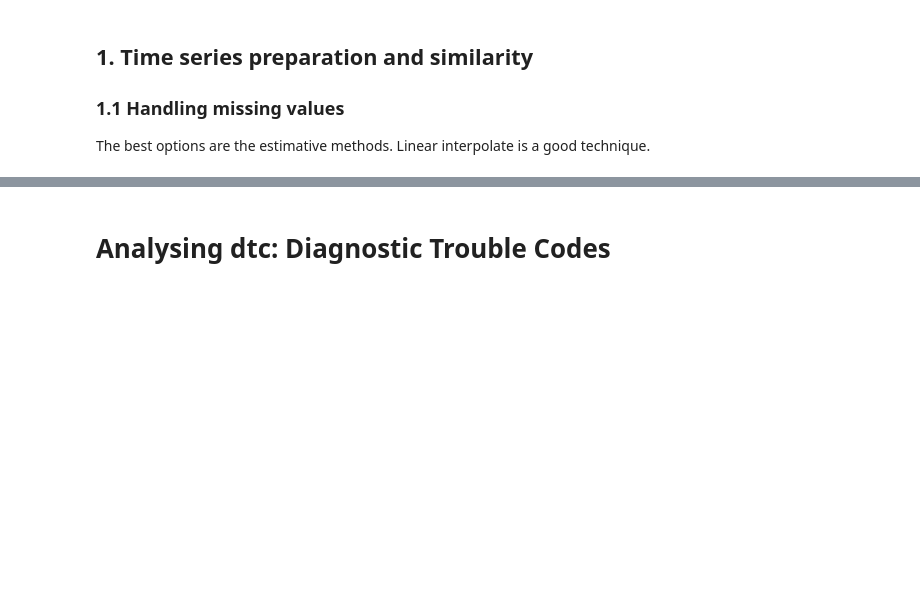
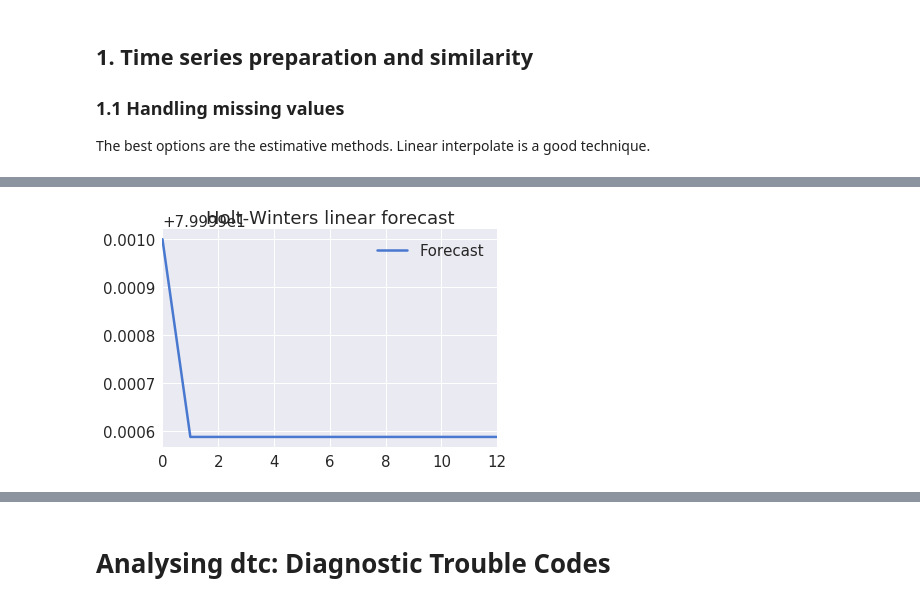
Before and after one commit to noshaq/Vehicle_remote_sensing, a Jupyter notebook: allcars_exploratory.ipynb, the cells around one changed output, grey strips where cells are left out. Cells and saved outputs as stored; diff of their text form; code cells hidden in the pictures; blank space fills up the shorter version.

Commit message:
added moise removal with global optimization by minimum brute force and triple exponential smoothing

```diff
--- a/allcars_exploratory.ipynb
+++ b/allcars_exploratory.ipynb
@@ -265,0 +264,3 @@ print(zeros)
+# %%
+trip124 = trip124.reset_index()
+trip124
@@ -271,0 +289,13 @@ Be carefull! In general, the gradient descent technique may be trapped in local
+# %%
+from fecon235.fecon235 import *
+grids = 20
+go_cTemp = trip124.drop(['timeStamp','tripID','gps_speed','battery','eLoad','iat','imap',
+                         'kpl','maf','rpm','speed','tPos'],axis = 1)
+# %%
+#Global optimization of parametters alpha and beta for Holt-Winters method
+alpha = 0; beta = 0; losspc = 0; loss = 0;
+alpha, beta, losspc, loss = optimize_holt(go_cTemp, grids=grids, alphas=(0.0, 1.0), betas=(0.0, 1.0))
+# %%
+#Holt_Winters method with the optimal alpha and beta parameters
+holt_cTemp = holt(go_cTemp, alpha=alpha, beta=beta)
+holt_cTemp.head()
@@ -271,0 +309,4 @@ Be carefull! In general, the gradient descent technique may be trapped in local
+# %%
+plotholt(holt_cTemp, h=12)
+# %% [output]
+[figure, added]
```
Also changed, not shown: parts of 20 cells of this notebook.
